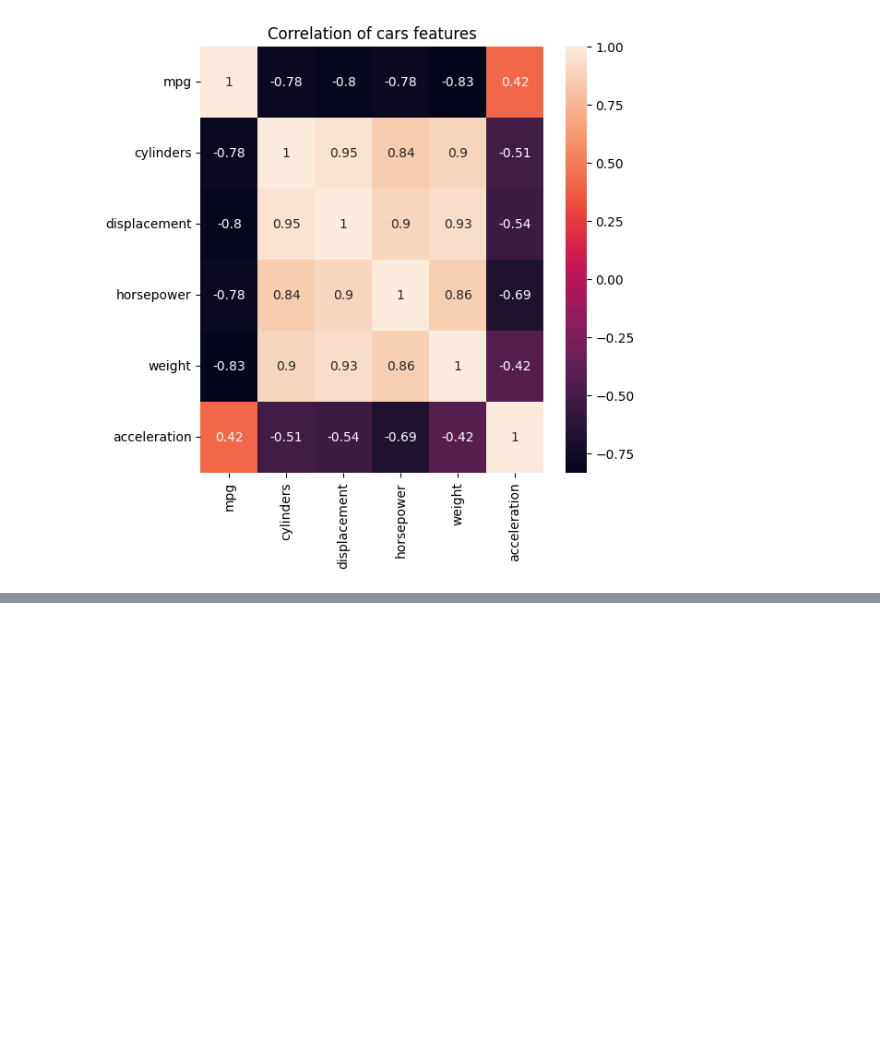
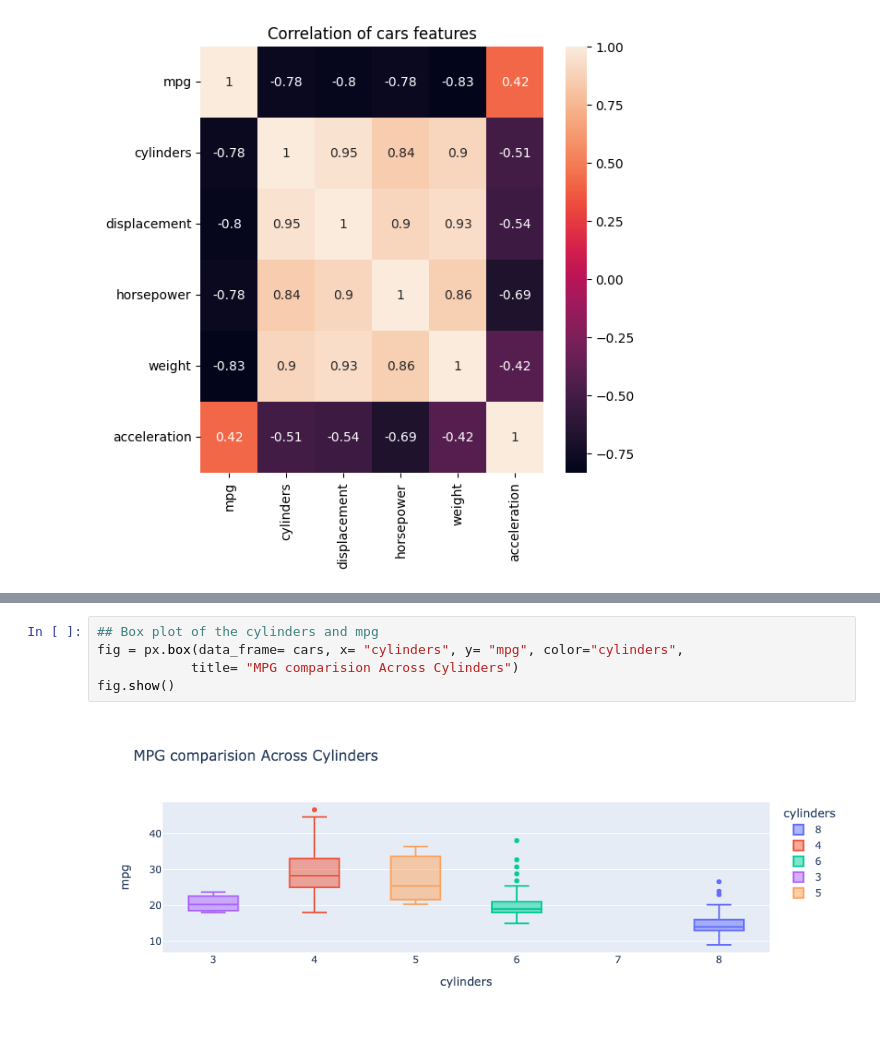
Before and after one commit to UWINTWALI/Datascience-course, a Jupyter notebook: lecture1_python_variables.ipynb, the cells around one changed output, grey strips where cells are left out. Drawn from its saved outputs; the diff is of its cells as text; blank space fills up the shorter version.

```diff
--- a/lecture1_python_variables.ipynb
+++ b/lecture1_python_variables.ipynb
@@ -3886,0 +3891,7 @@ corr_
+# %%
+## Box plot of the cylinders and mpg
+fig = px.box(data_frame= cars, x= "cylinders", y= "mpg", color="cylinders",
+            title= "MPG comparision Across Cylinders")
+fig.show()
+# %% [output]
+[figure, added]
```
Also changed, not shown: parts of 9 cells of this notebook, 3 other files.
